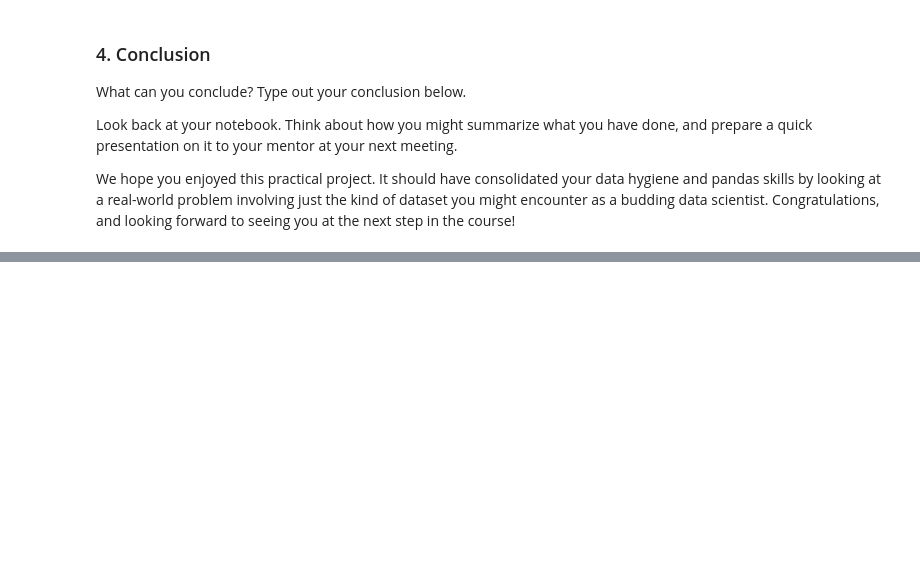
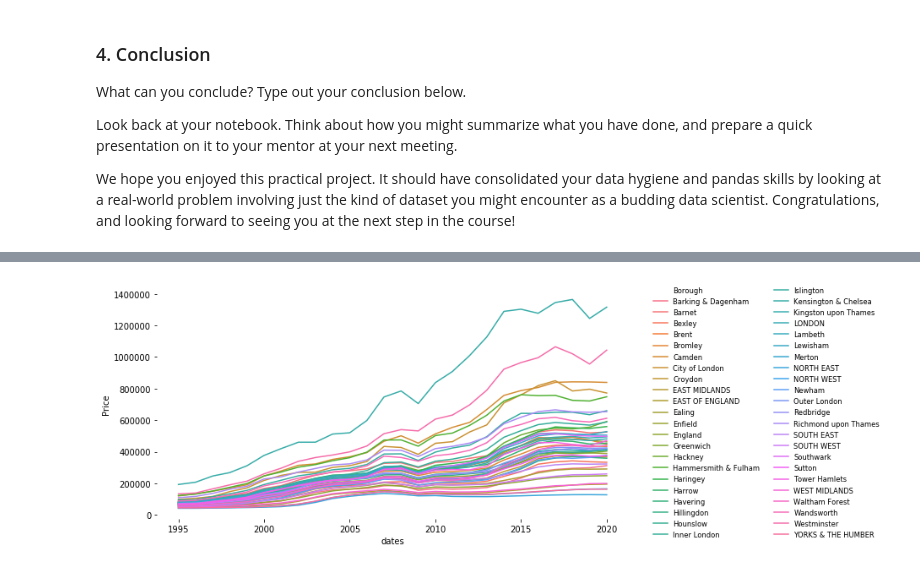
Before and after one commit to ennis-kurt/SpringBoard, a Jupyter notebook: Unit 4 Challenge - Tier 3.ipynb, the cells around one changed output, grey strips where cells are left out. Saved outputs shown, nothing was run; the diff lists cells and outputs as text; code cells hidden in the pictures; blank space fills up the shorter version.

```diff
--- a/Unit 4 Challenge - Tier 3.ipynb
+++ b/Unit 4 Challenge - Tier 3.ipynb
@@ -208,4 +193,5 @@ To this end, you *could* apply a ***lambda function***. Your logic could work as
 
 Whether you go ahead with this is up to you. Just so long as you answer our initial brief: which boroughs of London have seen the greatest house price increase, on average, over the past two decades?
 # %%
-melted = melted.groupby(['Borough', melted.dates.dt.year]).mean().reset_index()
+melted_annual = melted.groupby(['Borough', melted.dates.dt.year]).mean().reset_index()
+melted_annual.head()
@@ -294,0 +289,12 @@ We hope you enjoyed this practical project. It should have consolidated your dat
+# %%
+fig, ax = plt.subplots(figsize=(10,5))
+ax = sn.lineplot(x='dates',y='Price', hue="Borough", data=melted_annual)
+plt.legend(bbox_to_anchor=(1.04,1.04), loc="upper left",
+           fontsize='small', ncol=2, frameon=False)
+for sides in "left right top bottom".split():
+    side_to_remove = ax.spines[sides]
+    side_to_remove.set_visible(False)
+plt.show()
+plt.close()
+# %% [output]
+[figure, added]
```
Also changed, not shown: parts of 8 cells of this notebook.
